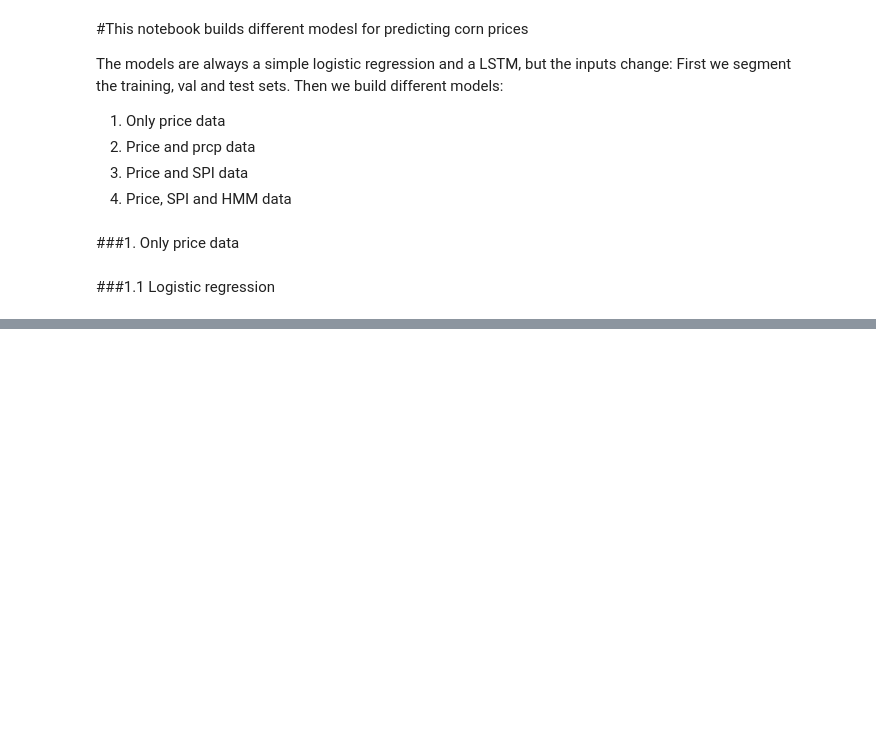
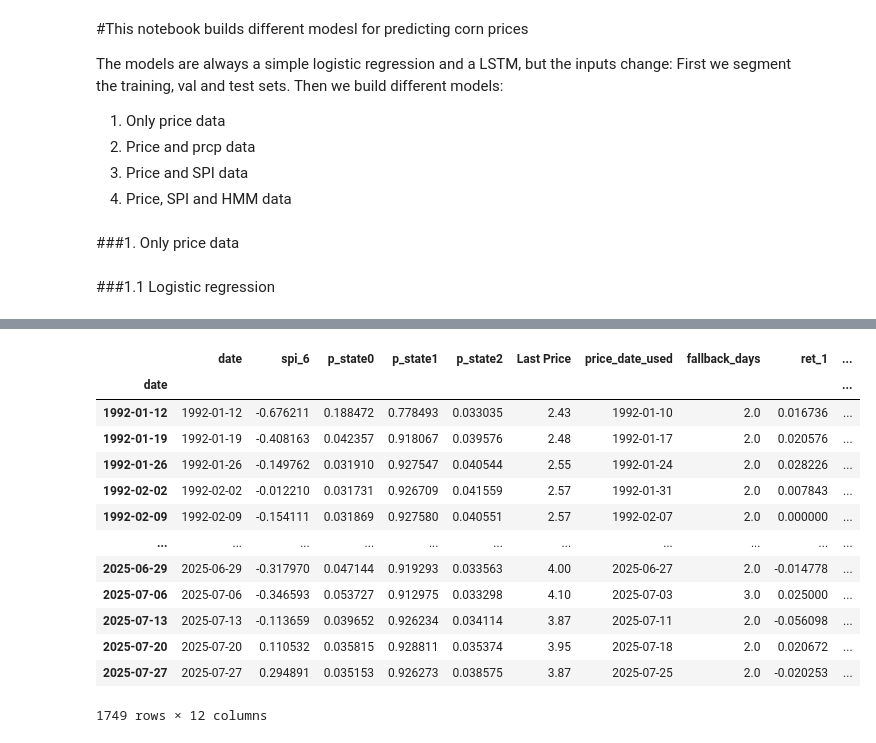
Before and after one commit to anajaz/Incorporating-HMM-for-drough-probability-into-a-LSTM-for-corn-price-prediction, a Jupyter notebook: structured_prediction_models.ipynb, the cells around one changed output, grey strips where cells are left out. Cells and saved outputs as stored; diff of their text form; code cells hidden in the pictures; blank space fills up the shorter version.

```diff
--- a/structured_prediction_models.ipynb
+++ b/structured_prediction_models.ipynb
@@ -0,0 +9,7 @@
+# %%
+data = pd.read_csv("data.csv", dtype={"date": "string"})
+data.rename(columns={"y": "target"}, inplace=True)
+data.rename(columns={"p_state0_h1": "p_state0"}, inplace=True)
+data.rename(columns={"p_state1_h1": "p_state1"}, inplace=True)
+data.rename(columns={"p_state2_h1": "p_state2"}, inplace=True)
+print(data)
@@ -53,0 +350,24 @@ print("\nClassification report:\n", classification_report(y_test, y_pred))
+# %%
+# ----------------------------
+# Example usage (uncomment)
+# ----------------------------
+selected_features = ["Last Price"]
+data.index = pd.to_datetime(data["date"])
+data = data.sort_index()
+#
+# # Hold-out
+result_holdout = run_holdout_lstm(
+     data, test_start="2020-01-01",
+     feature_cols=selected_features, target_col="target",
+     lookback=26, epochs=50, batch_size=64
+ )
+print(result_holdout["val_metrics"])
+print(result_holdout["test_metrics"])
+
+# # Walk-forward CV
+result_wf = run_walkforward_lstm(
+    data, cfg=CVConfig(val_span=52, step=26, min_train_span=156),
+    feature_cols=selected_features, target_col="target",
+    lookback=26, epochs=50, batch_size=64
+)
+print(result_wf["avg_metrics"], "folds:", result_wf["n_folds"])
@@ -53,0 +1451,17 @@ print("\nClassification report:\n", classification_report(y_test, y_pred))
+# %%
+data
+# %% [output]
+|  | date | spi_6 | p_state0 | p_state1 | p_state2 | Last Price | price_date_used | fallback_days | ret_1 | ... |
+| date |  |  |  |  |  |  |  |  |  | ... |
+| 1992-01-12 | 1992-01-12 | -0.676211 | 0.188472 | 0.778493 | 0.033035 | 2.43 | 1992-01-10 | 2.0 | 0.016736 | ... |
+| 1992-01-19 | 1992-01-19 | -0.408163 | 0.042357 | 0.918067 | 0.039576 | 2.48 | 1992-01-17 | 2.0 | 0.020576 | ... |
+| 1992-01-26 | 1992-01-26 | -0.149762 | 0.031910 | 0.927547 | 0.040544 | 2.55 | 1992-01-24 | 2.0 | 0.028226 | ... |
+| 1992-02-02 | 1992-02-02 | -0.012210 | 0.031731 | 0.926709 | 0.041559 | 2.57 | 1992-01-31 | 2.0 | 0.007843 | ... |
+| 1992-02-09 | 1992-02-09 | -0.154111 | 0.031869 | 0.927580 | 0.040551 | 2.57 | 1992-02-07 | 2.0 | 0.000000 | ... |
+| ... | ... | ... | ... | ... | ... | ... | ... | ... | ... | ... |
+| 2025-06-29 | 2025-06-29 | -0.317970 | 0.047144 | 0.919293 | 0.033563 | 4.00 | 2025-06-27 | 2.0 | -0.014778 | ... |
+| 2025-07-06 | 2025-07-06 | -0.346593 | 0.053727 | 0.912975 | 0.033298 | 4.10 | 2025-07-03 | 3.0 | 0.025000 | ... |
+| 2025-07-13 | 2025-07-13 | -0.113659 | 0.039652 | 0.926234 | 0.034114 | 3.87 | 2025-07-11 | 2.0 | -0.056098 | ... |
+| 2025-07-20 | 2025-07-20 | 0.110532 | 0.035815 | 0.928811 | 0.035374 | 3.95 | 2025-07-18 | 2.0 | 0.020672 | ... |
+| 2025-07-27 | 2025-07-27 | 0.294891 | 0.035153 | 0.926273 | 0.038575 | 3.87 | 2025-07-25 | 2.0 | -0.020253 | ... |
+1749 rows × 12 columns
```
Also changed, not shown: parts of 11 cells of this notebook.
